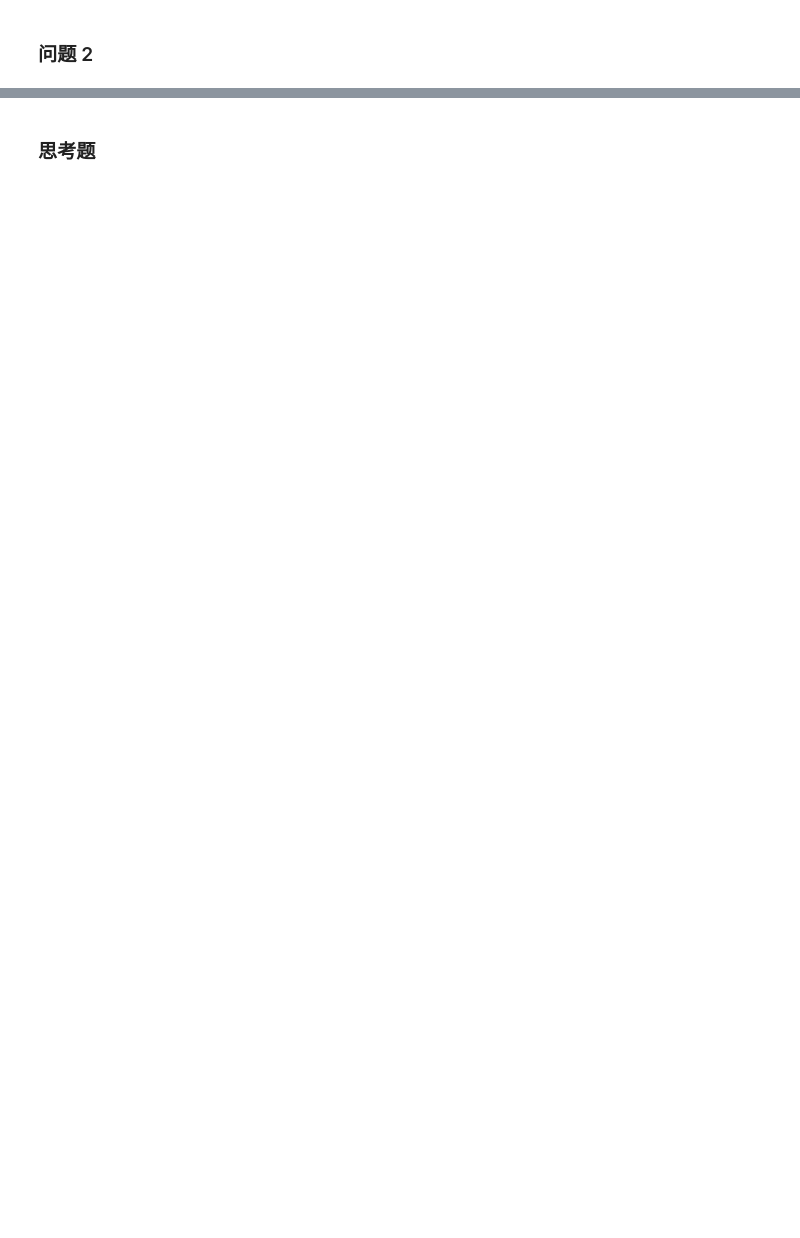
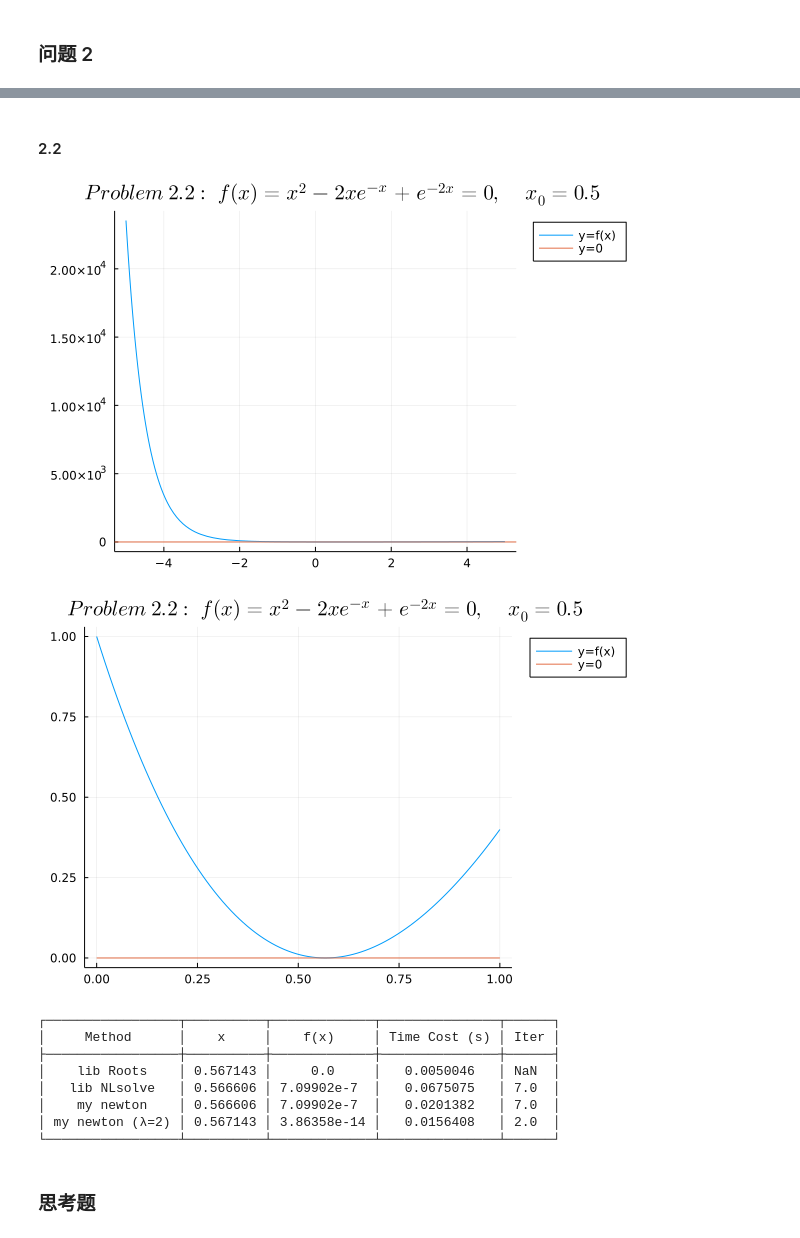
Before and after one commit to efJerryYang/computational-methods, a Jupyter notebook: hitsz/lab/code/lab4-newton.ipynb, the cells around one changed output, grey strips where cells are left out. Cells and saved outputs as stored; diff of their text form; code cells hidden in the pictures; blank space fills up the shorter version.

```diff
--- a/hitsz/lab/code/lab4-newton.ipynb
+++ b/hitsz/lab/code/lab4-newton.ipynb
@@ -214,3 +211,25 @@ multi-root solver:      [0.5671431650348469]
+# %% [markdown]
+#### 2.2
+# %%
+f(x) = x^2 - 2x * exp(-x) + exp(-2x)
+ϵ1 = 1e-6
+ϵ2 = 1e-4
+N = 20
+x0 = 0.5
+λ = 2
+title = L"Problem\ 2.2:\ f(x)=x^2 -2x e^{-x} + e^{-2x}=0,~~~~ x_0=0.5"
+show_result(f, x0, λ, ϵ1, ϵ2, N, title)
+# %% [output]
+[figure, added]
+[figure, added]
+┌─────────────────┬──────────┬─────────────┬───────────────┬──────┐
+│     Method      │    x     │    f(x)     │ Time Cost (s) │ Iter │
+├─────────────────┼──────────┼─────────────┼───────────────┼──────┤
+│    lib Roots    │ 0.567143 │     0.0     │   0.0050046   │ NaN  │
+│   lib NLsolve   │ 0.566606 │ 7.09902e-7  │   0.0675075   │ 7.0  │
+│    my newton    │ 0.566606 │ 7.09902e-7  │   0.0201382   │ 7.0  │
+│ my newton (λ=2) │ 0.567143 │ 3.86358e-14 │   0.0156408   │ 2.0  │
+└─────────────────┴──────────┴─────────────┴───────────────┴──────┘
 # %% [markdown]
 ### 思考题
 # %% [markdown]
```
Also changed, not shown: parts of 15 cells of this notebook.
